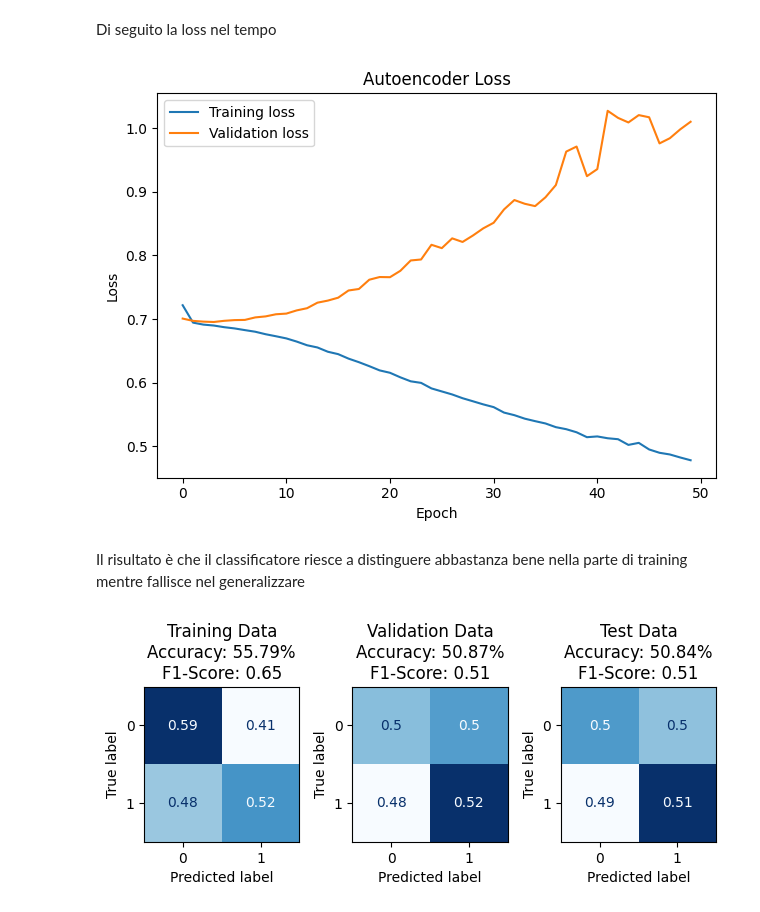
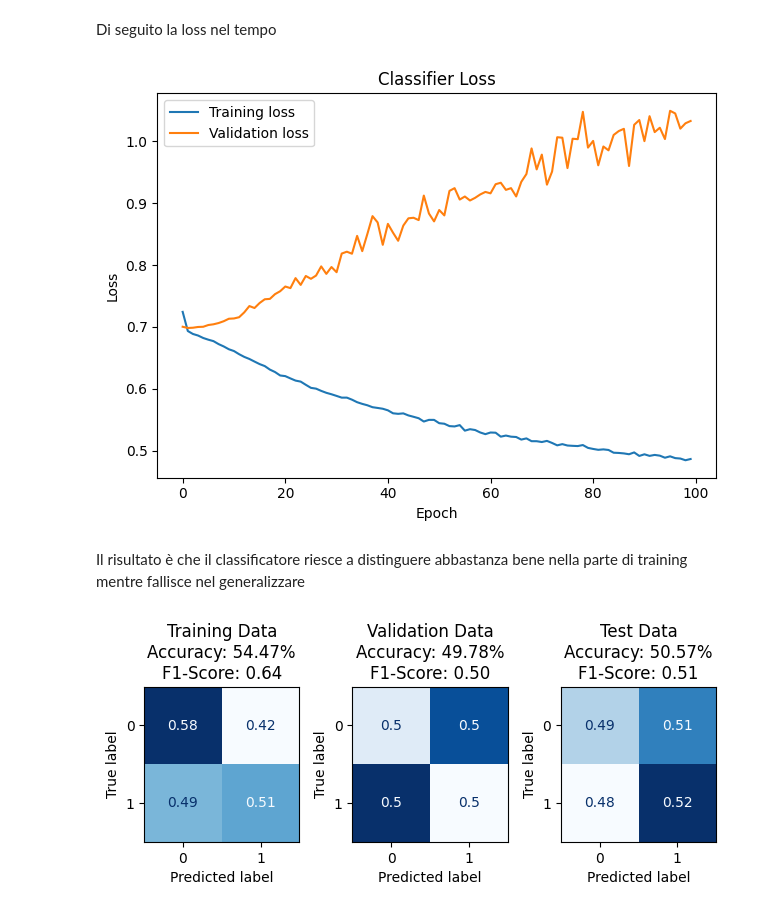
Before and after one commit to Berack96/upo-AIContrastive, a Jupyter notebook: src/training_classifier.ipynb, the cells around one changed output. Saved outputs shown, nothing was run; the diff lists cells and outputs as text; code cells hidden in the pictures.

```diff
--- a/src/training_classifier.ipynb
+++ b/src/training_classifier.ipynb
@@ -5,15 +5,29 @@ Essendo i dati molto più piccoli le batch possono essere alte e si possono aver
 # %%
 import numpy as np
 import matplotlib.pyplot as plt
-from keras import layers, models, callbacks
+from keras import layers, models, callbacks, ops, random, saving
 from sklearn.metrics import ConfusionMatrixDisplay, balanced_accuracy_score, f1_score
 
 dataset_path = '../datasets/covid_cxr_cache.npy'
 model_save_path = '../models/classifier.keras'
-autoencoder_path = '../models/autoencoder.keras'
+encoder_path = '../models/autoencoder_vae_encoder.keras'
 
-epochs = 50
+epochs = 100
 batch = 1024
+
+# if it is using the vae
+@saving.register_keras_serializable()
+class Sampling(layers.Layer):
+    def __init__(self, **kwargs):
+        super().__init__(**kwargs)
+        self.seed_generator = random.SeedGenerator(1337)
+
+    def call(self, inputs):
+        z_mean, z_log_var = inputs
+        batch = ops.shape(z_mean)[0]
+        dim = ops.shape(z_mean)[1]
+        epsilon = random.normal(shape=(batch, dim), seed=self.seed_generator)
+        return z_mean + ops.exp(0.5 * z_log_var) * epsilon
 # %% [markdown]
 Il dataset viene caricato e modificato in modo da avere in input solo le rappresentazioni latenti delle immagini.\
 Di seguito viene caricato l'autoencoder e preso l'encoder in modo da poter creare o caricare il vettore dello spazio latente per ogni immagine.
@@ -24,8 +38,7 @@ dataset = np.load(dataset_path, allow_pickle=True).item()
 (x_val, y_val) = dataset['val']
 (x_test, y_test) = dataset['test']
 
-autoencoder = models.load_model(autoencoder_path)
-encoder = autoencoder.get_layer('encoder')
+encoder = models.load_model(encoder_path)
 latent_space = encoder.output_shape[1]
 
 def data_generator(x, batch_size):
@@ -41,4 +54,10 @@ batch_pred = 32
 x_train = encoder.predict(data_generator(x_train, batch_pred), steps=len(x_train) // batch_pred + 1)
 x_val = encoder.predict(data_generator(x_val, batch_pred), steps=len(x_val) // batch_pred + 1)
 x_test = encoder.predict(data_generator(x_test, batch_pred), steps=len(x_test) // batch_pred + 1)
+
+if encoder_path.find('vae') != -1:
+    x_train = x_train[0]
+    x_val = x_val[0]
+    x_test = x_test[0]
+    latent_space = latent_space[1]
 # %% [output]
@@ -75,17 +94,20 @@ Questo modello verrà valutato tramite *sparse_categorical_crossentropy* dato ch
 # %%
 in_classifier = layers.Input(shape=(latent_space,), dtype='float32')
 x = layers.BatchNormalization()(in_classifier)
-x = layers.Dense(128, use_bias=False)(x)
+x = layers.Dense(256)(x)
+x = layers.Dropout(0.2)(x)
 x = layers.BatchNormalization()(x)
 x = layers.LeakyReLU()(x)
-x = layers.Dense(32, use_bias=False)(x)
+x = layers.Dense(64)(x)
 x = layers.BatchNormalization()(x)
 x = layers.LeakyReLU()(x)
-x = layers.Dense(8, use_bias=False)(x)
+x = layers.Dense(8)(x)
 x = layers.BatchNormalization()(x)
+x = layers.LeakyReLU()(x)
 out_classifier = layers.Dense(total_classes, activation='softmax')(x)
+
 classifier = models.Model(in_classifier, out_classifier, name='classifier')
-classifier.compile(optimizer='adam', loss='sparse_categorical_crossentropy', metrics=['accuracy'])
+classifier.compile(optimizer='RMSprop', loss='sparse_categorical_crossentropy', metrics=['accuracy'])
 classifier.summary()
 # %% [output]
 Model: "classifier"
@@ -139,15 +161,15 @@ Di seguito la loss nel tempo
 # %%
 plt.figure(figsize=None)
 plt.plot(history.history['loss'], label='Training loss')
 plt.plot(history.history['val_loss'], label='Validation loss')
-plt.title(f'Autoencoder Loss')
+plt.title(f'Classifier Loss')
 plt.xlabel('Epoch')
 plt.ylabel('Loss')
 plt.legend()
 plt.tight_layout()
 plt.show()
 # %% [output]
-[figure, old version]
+[figure, new version]
 # %% [markdown]
 Il risultato è che il classificatore riesce a distinguere abbastanza bene nella parte di training mentre fallisce nel generalizzare
 # %%
@@ -181,4 +203,4 @@ for i, (title, y_true, y_pred) in enumerate(datasets):
 plt.tight_layout()
 plt.show()
 # %% [output]
-[figure, old version]
+[figure, new version]
```
Also changed, not shown: parts of 3 cells of this notebook, 1 other file.
